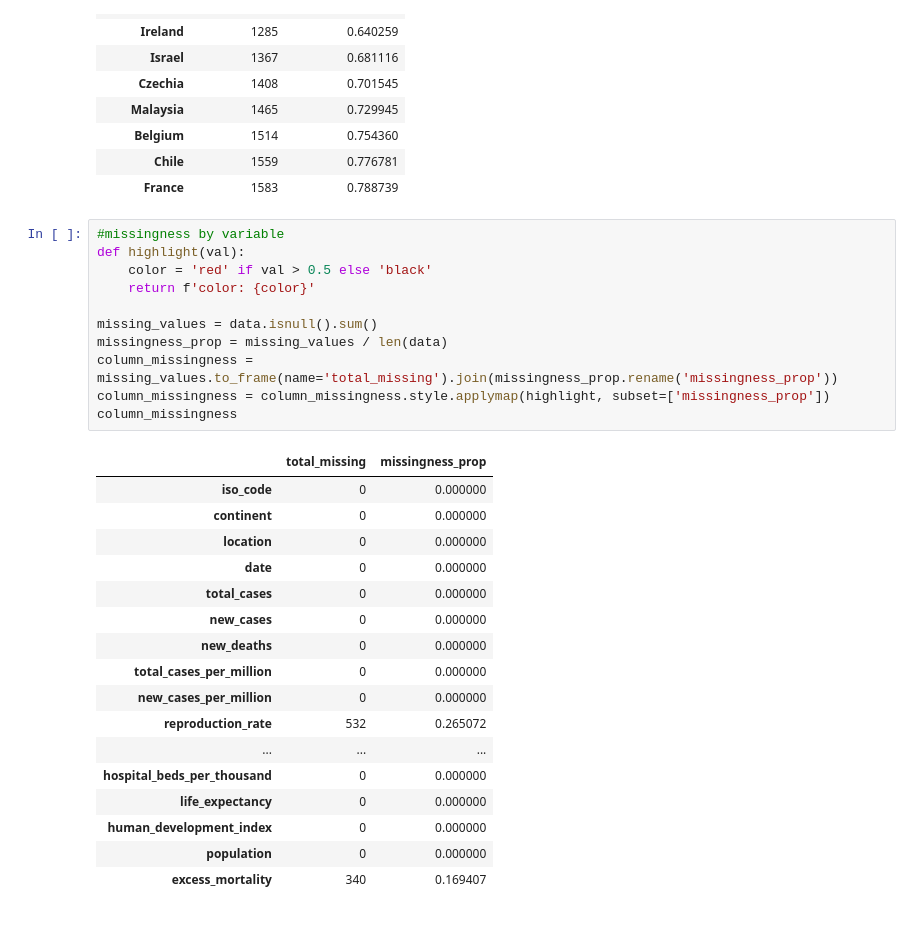
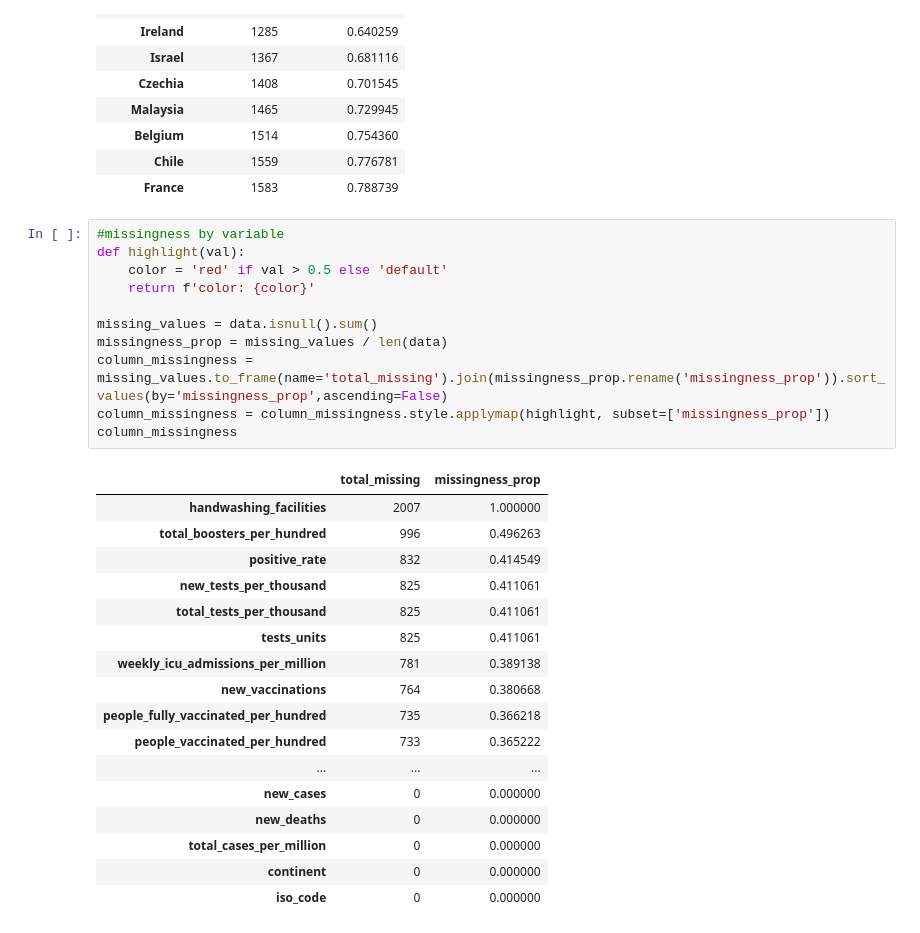
Before and after one commit to y-ginther/DS-Capstone, a Jupyter notebook: data_cleaning.ipynb, the cells around one changed output. Cells and saved outputs as stored; diff of their text form.

```diff
--- a/data_cleaning.ipynb
+++ b/data_cleaning.ipynb
@@ -86,31 +97,31 @@ sorted_countries.head(10)
 # %%
 #missingness by variable
 def highlight(val):
-    color = 'red' if val > 0.5 else 'black'
+    color = 'red' if val > 0.5 else 'default'
     return f'color: {color}'
 
 missing_values = data.isnull().sum()
 missingness_prop = missing_values / len(data)
-column_missingness = missing_values.to_frame(name='total_missing').join(missingness_prop.rename('missingness_prop'))
+column_missingness = missing_values.to_frame(name='total_missing').join(missingness_prop.rename('missingness_prop')).sort_values(by='missingness_prop',ascending=False)
 column_missingness = column_missingness.style.applymap(highlight, subset=['missingness_prop'])
 column_missingness
 # %% [output]
 |  | total_missing | missingness_prop |
-| iso_code | 0 | 0.000000 |
-| continent | 0 | 0.000000 |
-| location | 0 | 0.000000 |
-| date | 0 | 0.000000 |
-| total_cases | 0 | 0.000000 |
+| handwashing_facilities | 2007 | 1.000000 |
+| total_boosters_per_hundred | 996 | 0.496263 |
+| positive_rate | 832 | 0.414549 |
+| new_tests_per_thousand | 825 | 0.411061 |
+| total_tests_per_thousand | 825 | 0.411061 |
+| tests_units | 825 | 0.411061 |
+| weekly_icu_admissions_per_million | 781 | 0.389138 |
+| new_vaccinations | 764 | 0.380668 |
+| people_fully_vaccinated_per_hundred | 735 | 0.366218 |
+| people_vaccinated_per_hundred | 733 | 0.365222 |
+| ... | ... | ... |
 | new_cases | 0 | 0.000000 |
 | new_deaths | 0 | 0.000000 |
 | total_cases_per_million | 0 | 0.000000 |
-| new_cases_per_million | 0 | 0.000000 |
-| reproduction_rate | 532 | 0.265072 |
-| ... | ... | ... |
-| hospital_beds_per_thousand | 0 | 0.000000 |
-| life_expectancy | 0 | 0.000000 |
-| human_development_index | 0 | 0.000000 |
-| population | 0 | 0.000000 |
-| excess_mortality | 340 | 0.169407 |
+| continent | 0 | 0.000000 |
+| iso_code | 0 | 0.000000 |
 # %%
 #correlation matrix
```
Also changed, not shown: parts of 7 cells of this notebook.
